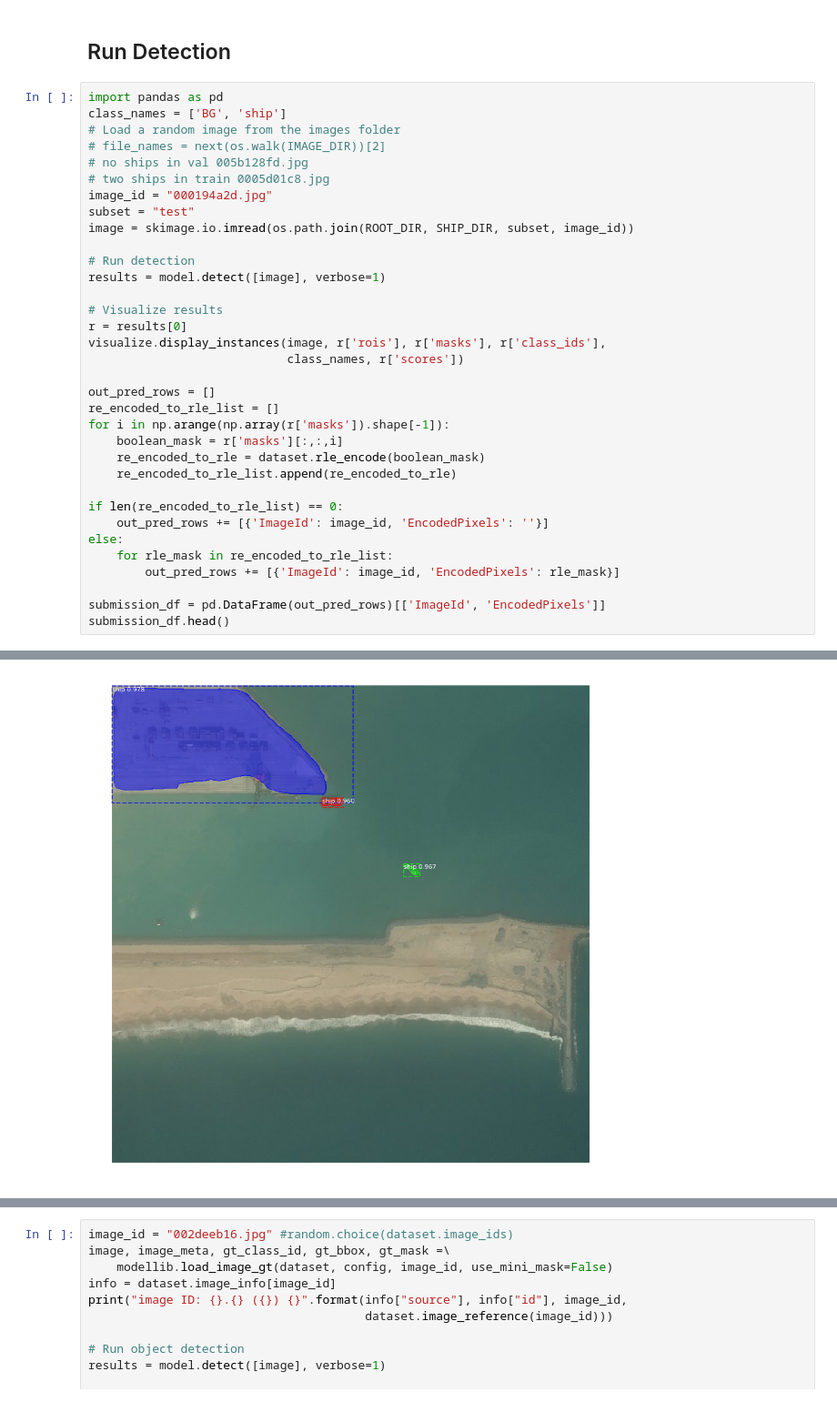
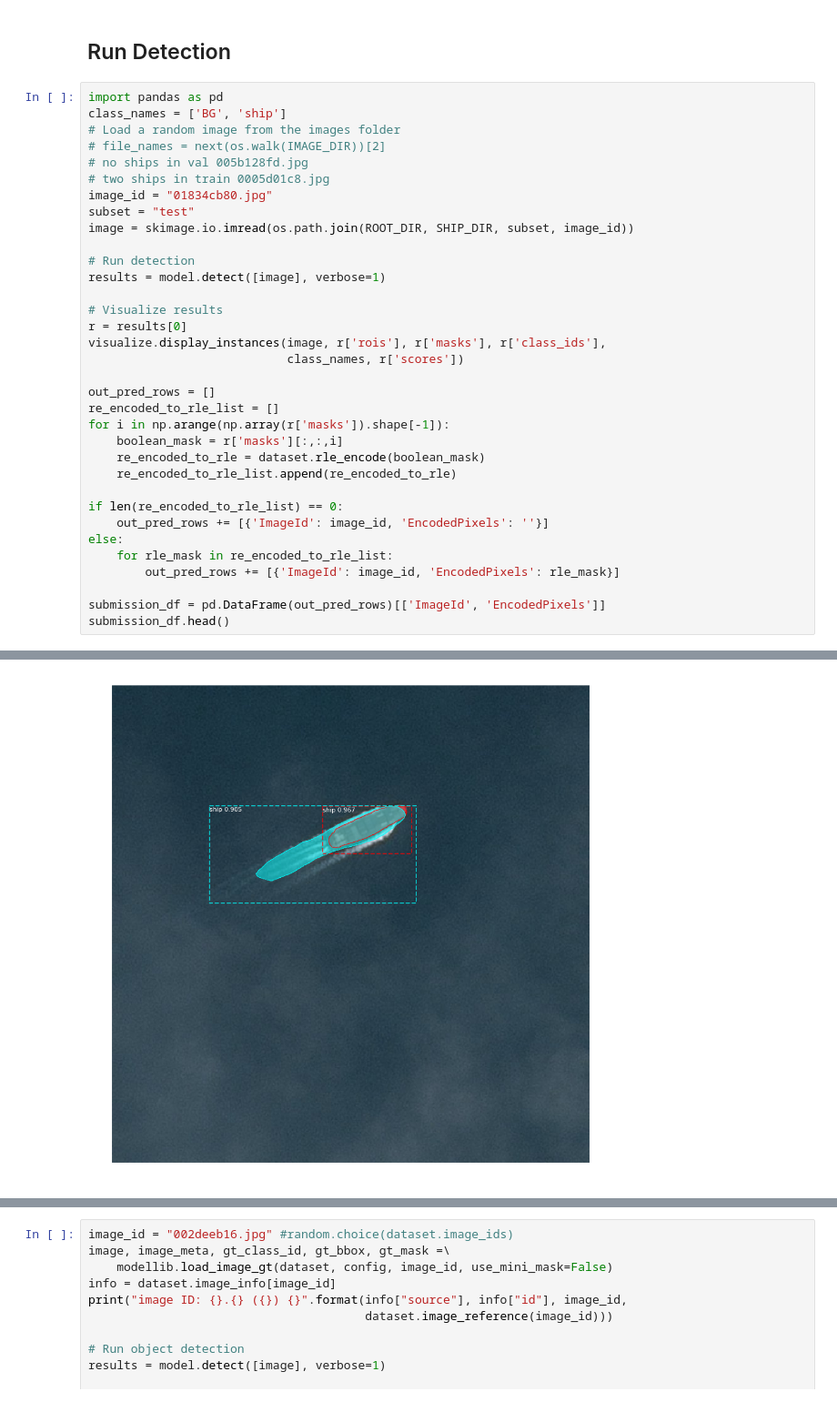
Before and after one commit to gabrielgarza/Mask_RCNN, a Jupyter notebook: samples/ship/inspect_ship_model.ipynb, the cells around one changed output, grey strips where cells are left out. Shown: that part at 91% size. Cells and saved outputs as stored; diff of their text form.

```diff
--- a/samples/ship/inspect_ship_model.ipynb
+++ b/samples/ship/inspect_ship_model.ipynb
@@ -189,7 +189,7 @@ class_names = ['BG', 'ship']
 # file_names = next(os.walk(IMAGE_DIR))[2]
 # no ships in val 005b128fd.jpg
 # two ships in train 0005d01c8.jpg
-image_id = "000194a2d.jpg"
+image_id = "01834cb80.jpg"
 subset = "test"
 image = skimage.io.imread(os.path.join(ROOT_DIR, SHIP_DIR, subset, image_id))
 
@@ -223,4 +223,4 @@ molded_images            shape: (1, 1024, 1024, 3)    min: -123.70000  max:  100
 image_metas              shape: (1, 14)               min:    0.00000  max: 1024.00000  float64
 anchors                  shape: (1, 261888, 4)        min:   -0.35390  max:    1.29134  float32
-[figure, old version]
+[figure, new version]
 |  | ImageId | EncodedPixels |
```
Also changed, not shown: parts of 1 cell of this notebook, 1 other file.
